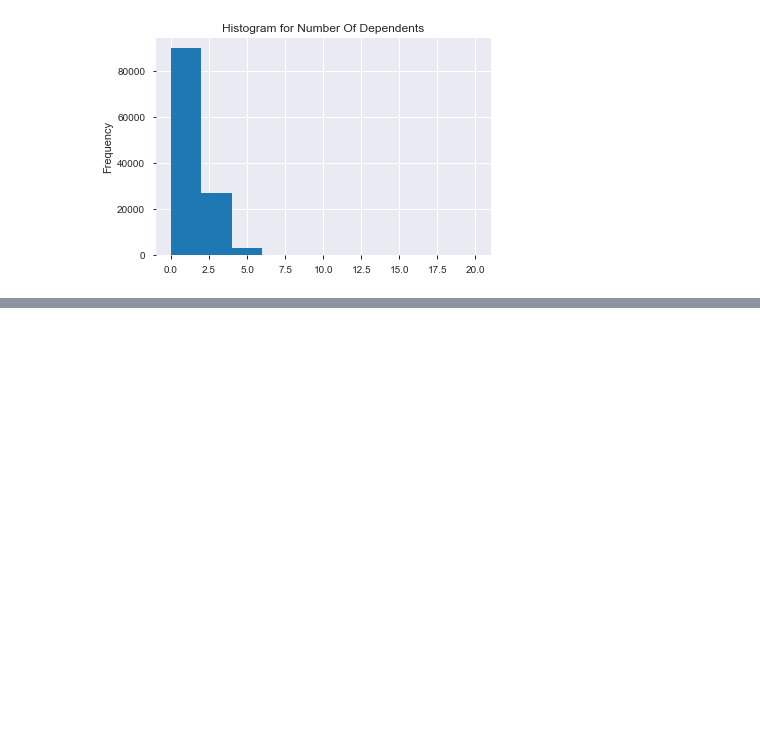
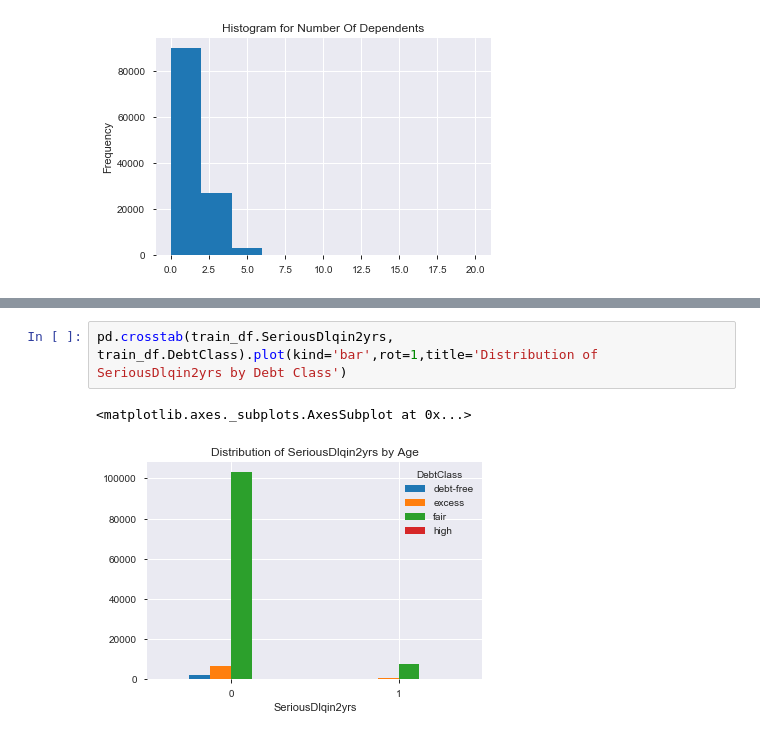
Before and after one commit to evaezekwem/nutritional-label-for-loan-recommendation-system, a Jupyter notebook: notebooks/ece278/01-exploratory analysis.ipynb, the cells around one changed output, grey strips where cells are left out. Drawn from its saved outputs; the diff is of its cells as text; blank space fills up the shorter version.

```diff
--- a/notebooks/ece278/01-exploratory analysis.ipynb
+++ b/notebooks/ece278/01-exploratory analysis.ipynb
@@ -311,0 +359,5 @@ train_df['NumberOfDependents'].plot(kind='hist', title='Histogram for Number Of
+# %%
+pd.crosstab(train_df.SeriousDlqin2yrs, train_df.DebtClass).plot(kind='bar',rot=1,title='Distribution of SeriousDlqin2yrs by Debt Class')
+# %% [output]
+<matplotlib.axes._subplots.AxesSubplot at 0x...>
+[figure, added]
```
Also changed, not shown: parts of 13 cells of this notebook, 1 other file.
